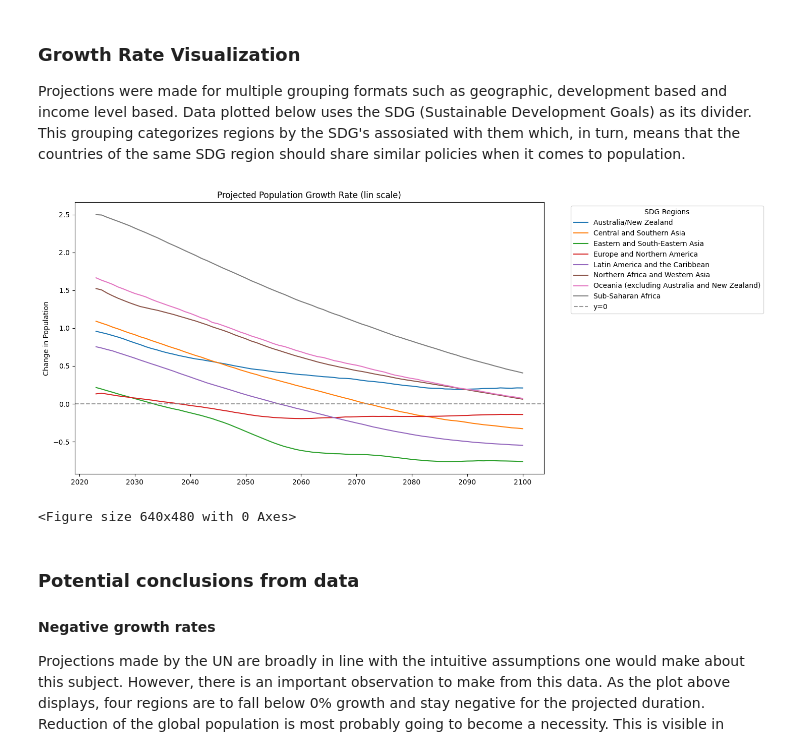
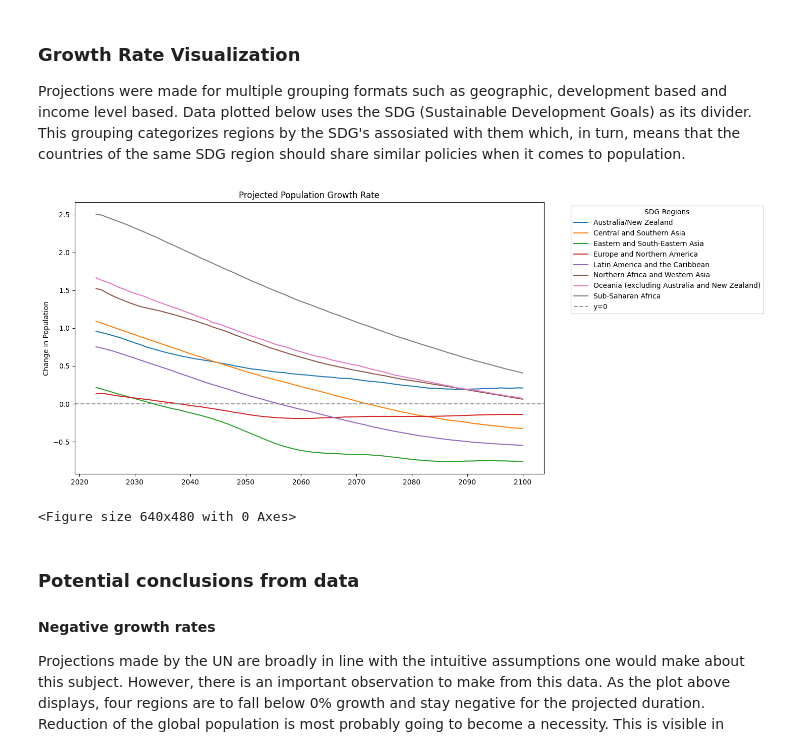
Before and after one commit to GongJr0/UW_Data_Science_Population_Analysis, a Jupyter notebook: Analysis.ipynb, the cells around one changed output. Saved outputs shown, nothing was run; the diff lists cells and outputs as text; code cells hidden in the pictures.

```diff
--- a/Analysis.ipynb
+++ b/Analysis.ipynb
@@ -40,26 +40,26 @@ Projections were made for multiple grouping formats such as geographic, developm
 # %%
 # Filter to exclude historical data
 df_projections = df.loc[(df['Time'] < '2101-01-10') & (df['Time'] > '2022-01-01')]
 
 # Group data for SDG Regions by their locations
 gr = df_projections.loc[df_projections['LocTypeName'] == 'SDG region',:].groupby(by='Location')
 
 # Create and configure plot with the prepared data
 plt.figure(figsize=(12,7))
 
 for loc, data in gr:
     plt.plot(data.index ,data['PopGrowthRate'], label=f'{loc}')
 
 plt.axhline(0, color='grey', linestyle='dashed', label='y=0', alpha=0.8)
 plt.legend(bbox_to_anchor=(1.05, 1), loc='upper left', title='SDG Regions')
 
 
 plt.ylabel('Change in Population')
-plt.title('Projected Population Growth Rate (lin scale)')
+plt.title('Projected Population Growth Rate')
 plt.show()
 plt.clf()
 # %% [output]
-[figure, old version]
+[figure, new version]
 <Figure size 640x480 with 0 Axes>
 # %% [markdown]
 ### Potential conclusions from data
```
Also changed, not shown: parts of 3 cells of this notebook.
